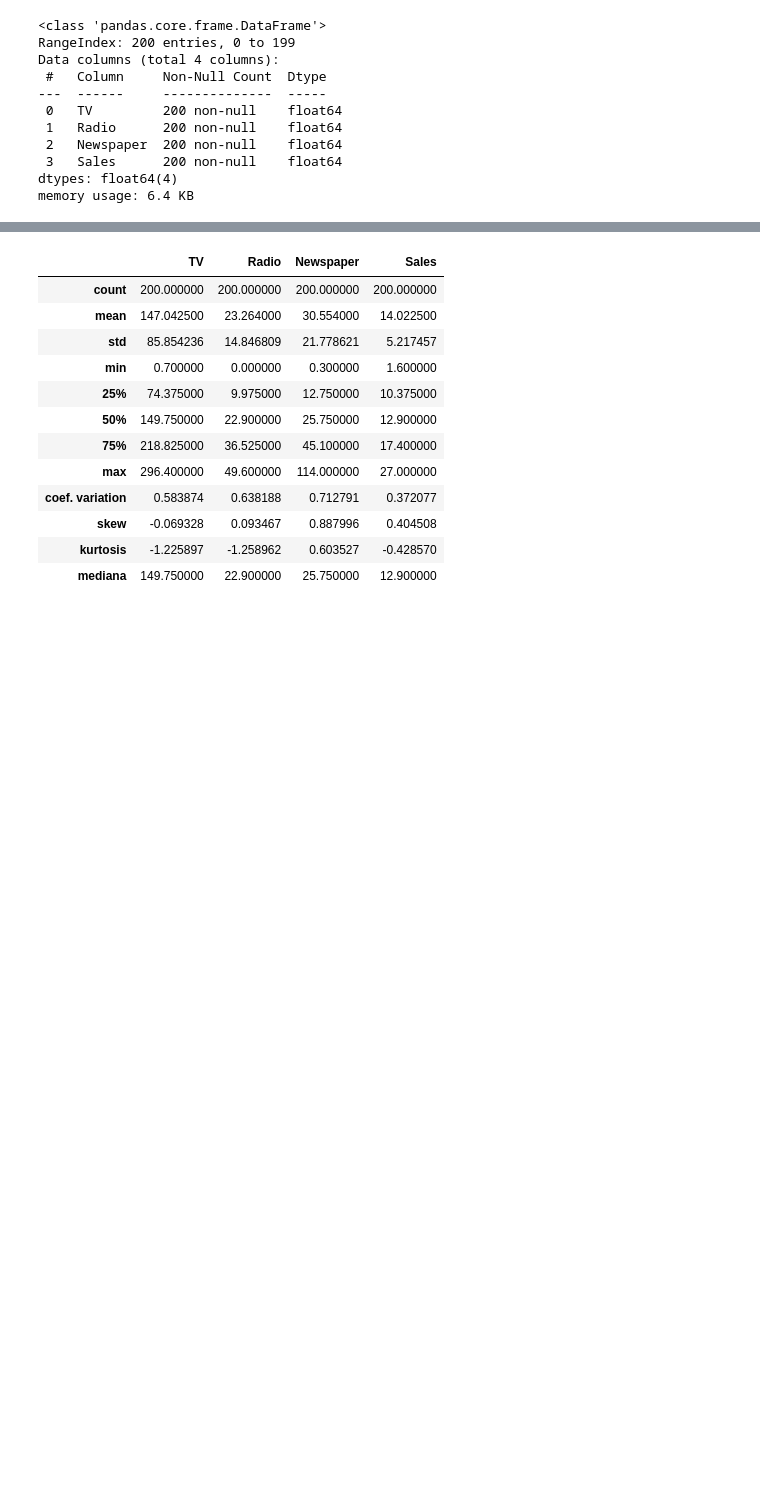
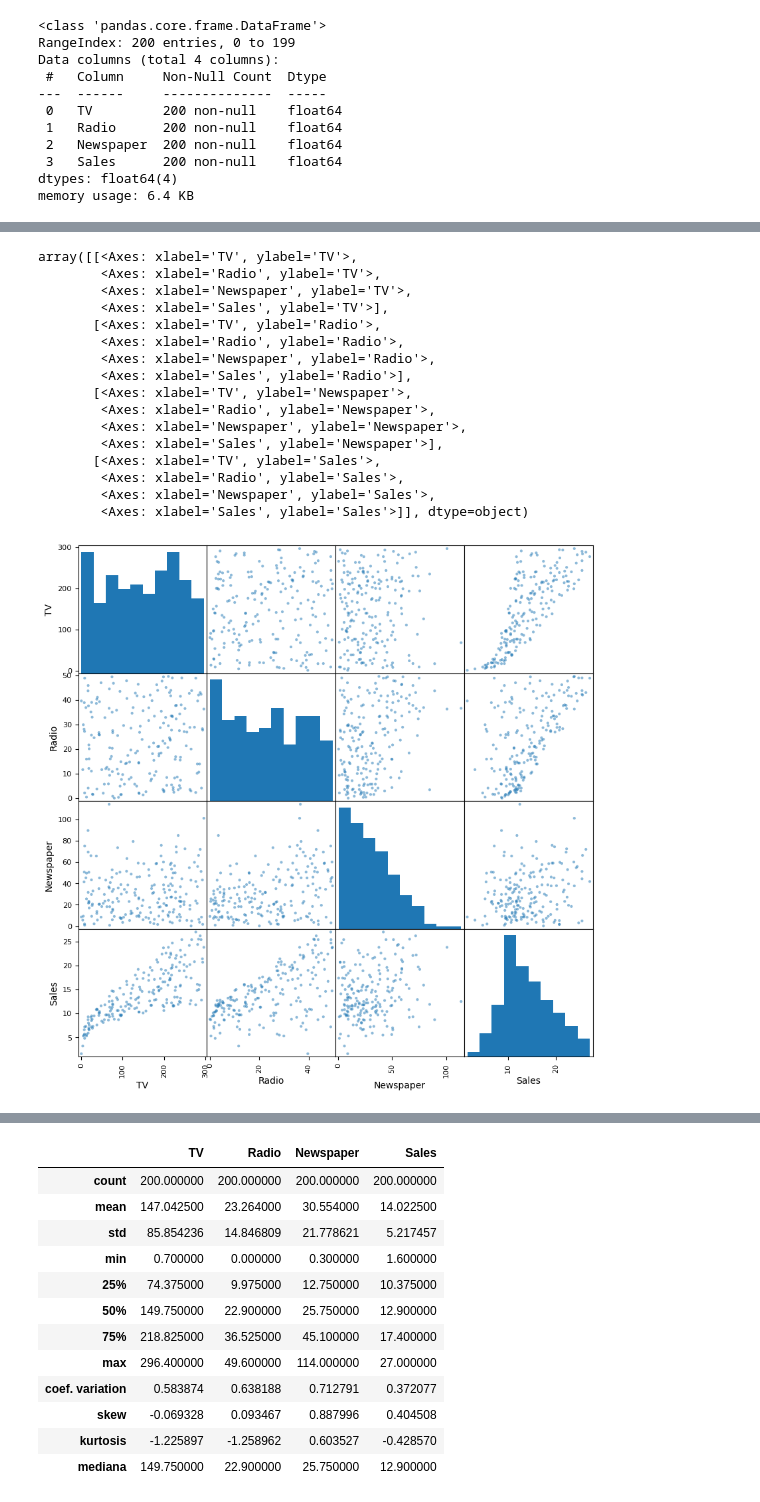
Before and after one commit to Daniel1martinez2/mcd-analisis-cuantitativo-evaluacion-1, a Jupyter notebook: punto_4.ipynb, the cells around one changed output, grey strips where cells are left out. Cells and saved outputs as stored; diff of their text form; code cells hidden in the pictures; blank space fills up the shorter version.

```diff
--- a/punto_4.ipynb
+++ b/punto_4.ipynb
@@ -75,0 +84,20 @@ memory usage: 6.4 KB
+# %%
+pd.plotting.scatter_matrix(data_publicidad, figsize=(10, 10))
+# %% [output]
+array([[<Axes: xlabel='TV', ylabel='TV'>,
+        <Axes: xlabel='Radio', ylabel='TV'>,
+        <Axes: xlabel='Newspaper', ylabel='TV'>,
+        <Axes: xlabel='Sales', ylabel='TV'>],
+       [<Axes: xlabel='TV', ylabel='Radio'>,
+        <Axes: xlabel='Radio', ylabel='Radio'>,
+        <Axes: xlabel='Newspaper', ylabel='Radio'>,
+        <Axes: xlabel='Sales', ylabel='Radio'>],
+       [<Axes: xlabel='TV', ylabel='Newspaper'>,
+        <Axes: xlabel='Radio', ylabel='Newspaper'>,
+        <Axes: xlabel='Newspaper', ylabel='Newspaper'>,
+        <Axes: xlabel='Sales', ylabel='Newspaper'>],
+       [<Axes: xlabel='TV', ylabel='Sales'>,
+        <Axes: xlabel='Radio', ylabel='Sales'>,
+        <Axes: xlabel='Newspaper', ylabel='Sales'>,
+        <Axes: xlabel='Sales', ylabel='Sales'>]], dtype=object)
+[figure, added]
```
Also changed, not shown: parts of 41 cells of this notebook, 1 other file.
